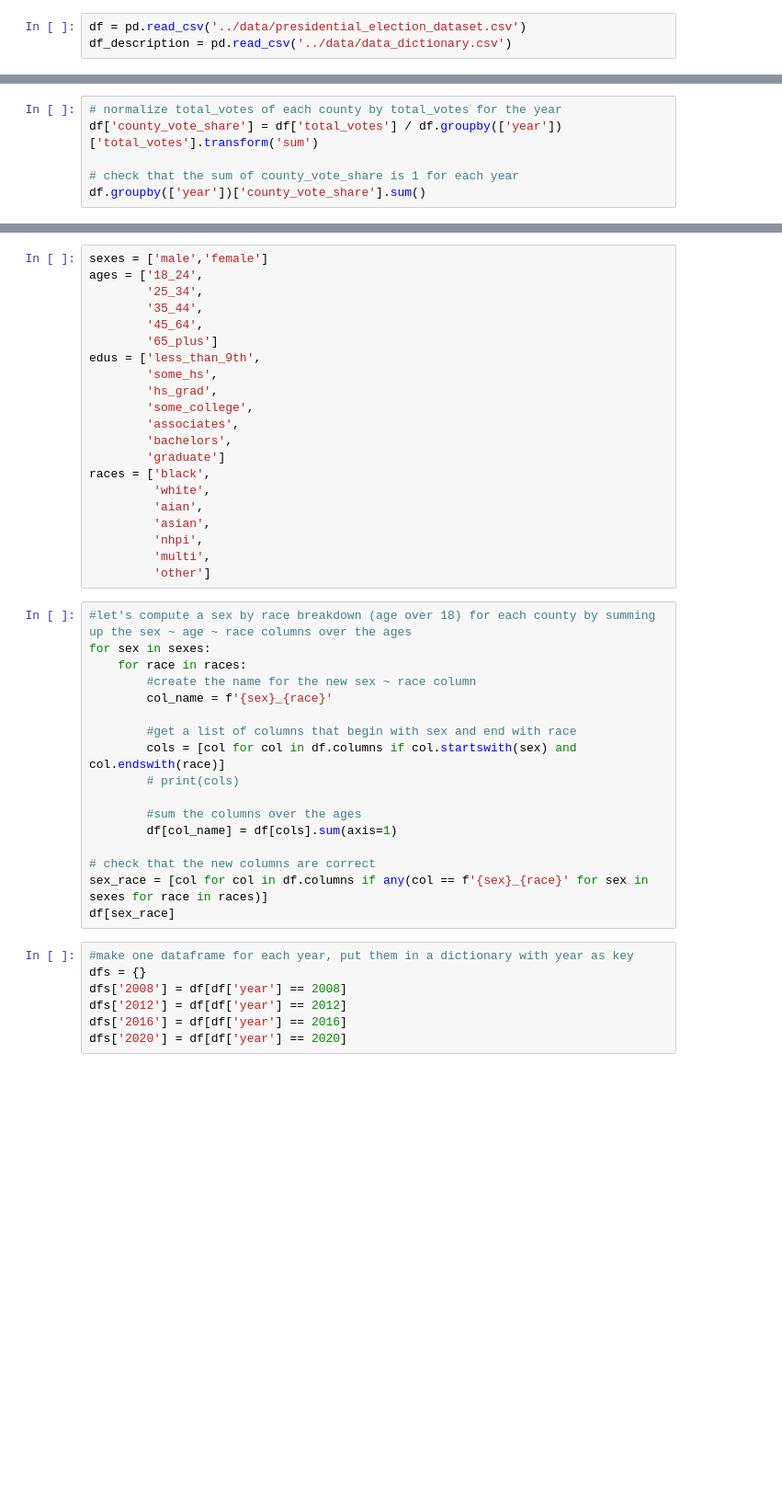
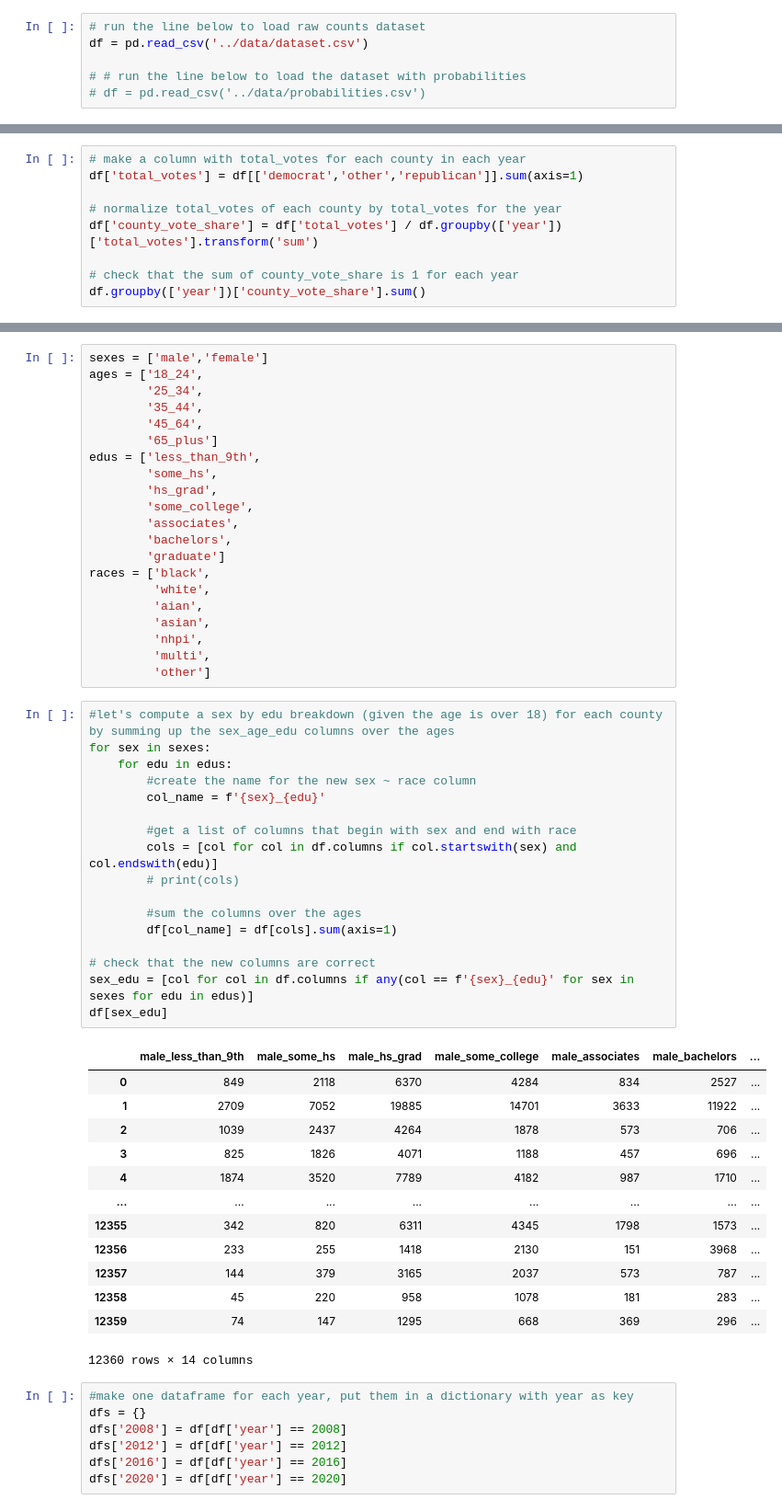
Before and after one commit to arvindsuresh-math/MATH-392-Intro-to-neural-networks, a Jupyter notebook: midterm/notebooks/midterm_starter.ipynb, the cells around one changed output, grey strips where cells are left out. Shown at 92% size. Cells and saved outputs as stored; diff of their text form; blank space fills up the shorter version.

Commit message:
re-organized and cleaned data in midterm folder. updated midterm starter.

```diff
--- a/midterm/notebooks/midterm_starter.ipynb
+++ b/midterm/notebooks/midterm_starter.ipynb
@@ -4,5 +4,8 @@ import numpy as np
 import matplotlib.pyplot as plt
 import seaborn as sns
 # %%
-df = pd.read_csv('../data/presidential_election_dataset.csv')
-df_description = pd.read_csv('../data/data_dictionary.csv')
+# run the line below to load raw counts dataset
+df = pd.read_csv('../data/dataset.csv')
+
+# # run the line below to load the dataset with probabilities
+# df = pd.read_csv('../data/probabilities.csv')
@@ -45,4 +347,7 @@ df[households]
 # %%
+# make a column with total_votes for each county in each year
+df['total_votes'] = df[['democrat','other','republican']].sum(axis=1)
+
 # normalize total_votes of each county by total_votes for the year
 df['county_vote_share'] = df['total_votes'] / df.groupby(['year'])['total_votes'].transform('sum')
 
@@ -87,22 +427,36 @@ races = ['black',
          'multi',
          'other']
 # %%
-#let's compute a sex by race breakdown (age over 18) for each county by summing up the sex ~ age ~ race columns over the ages
+#let's compute a sex by edu breakdown (given the age is over 18) for each county by summing up the sex_age_edu columns over the ages
 for sex in sexes:
-    for race in races:
+    for edu in edus:
         #create the name for the new sex ~ race column
-        col_name = f'{sex}_{race}'
+        col_name = f'{sex}_{edu}'
 
         #get a list of columns that begin with sex and end with race
-        cols = [col for col in df.columns if col.startswith(sex) and col.endswith(race)]
+        cols = [col for col in df.columns if col.startswith(sex) and col.endswith(edu)]
         # print(cols)
 
         #sum the columns over the ages
         df[col_name] = df[cols].sum(axis=1)
 
 # check that the new columns are correct
-sex_race = [col for col in df.columns if any(col == f'{sex}_{race}' for sex in sexes for race in races)]
-df[sex_race]
+sex_edu = [col for col in df.columns if any(col == f'{sex}_{edu}' for sex in sexes for edu in edus)]
+df[sex_edu]
+# %% [output]
+|  | male_less_than_9th | male_some_hs | male_hs_grad | male_some_college | male_associates | male_bachelors | ... |
+| 0 | 849 | 2118 | 6370 | 4284 | 834 | 2527 | ... |
+| 1 | 2709 | 7052 | 19885 | 14701 | 3633 | 11922 | ... |
+| 2 | 1039 | 2437 | 4264 | 1878 | 573 | 706 | ... |
+| 3 | 825 | 1826 | 4071 | 1188 | 457 | 696 | ... |
+| 4 | 1874 | 3520 | 7789 | 4182 | 987 | 1710 | ... |
+| ... | ... | ... | ... | ... | ... | ... | ... |
+| 12355 | 342 | 820 | 6311 | 4345 | 1798 | 1573 | ... |
+| 12356 | 233 | 255 | 1418 | 2130 | 151 | 3968 | ... |
+| 12357 | 144 | 379 | 3165 | 2037 | 573 | 787 | ... |
+| 12358 | 45 | 220 | 958 | 1078 | 181 | 283 | ... |
+| 12359 | 74 | 147 | 1295 | 668 | 369 | 296 | ... |
+12360 rows × 14 columns
 # %%
 #make one dataframe for each year, put them in a dictionary with year as key
 dfs = {}
```
Also changed, not shown: parts of 11 cells of this notebook, 17 other files.
